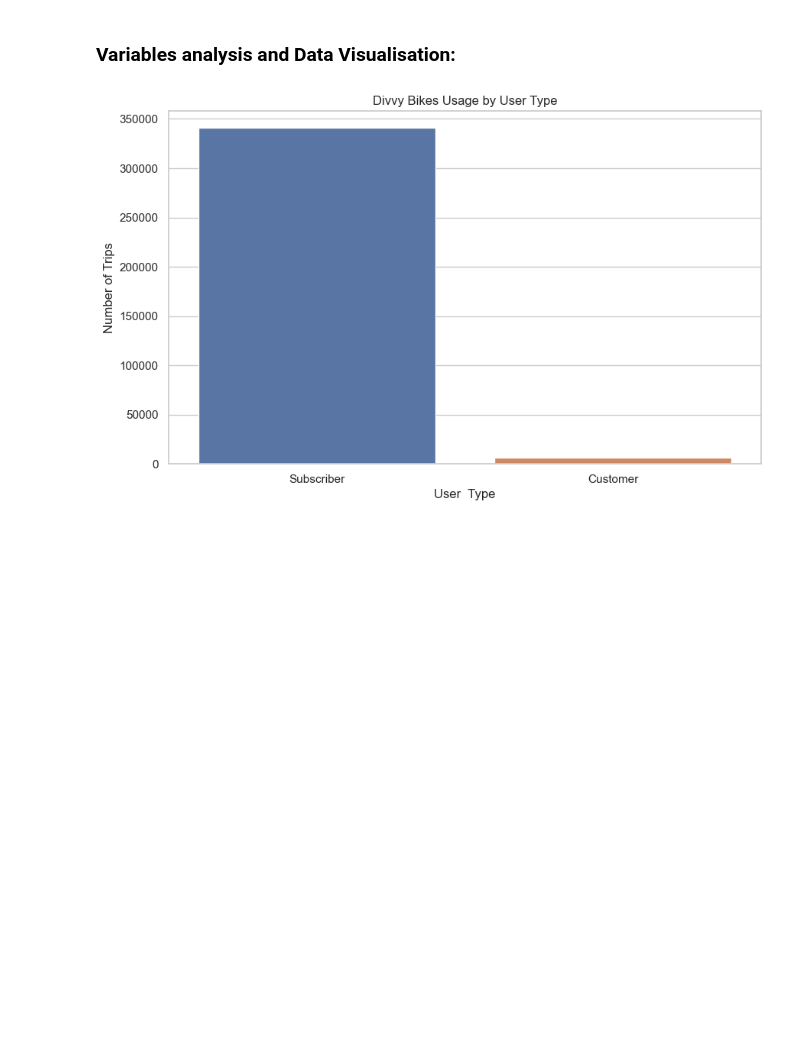
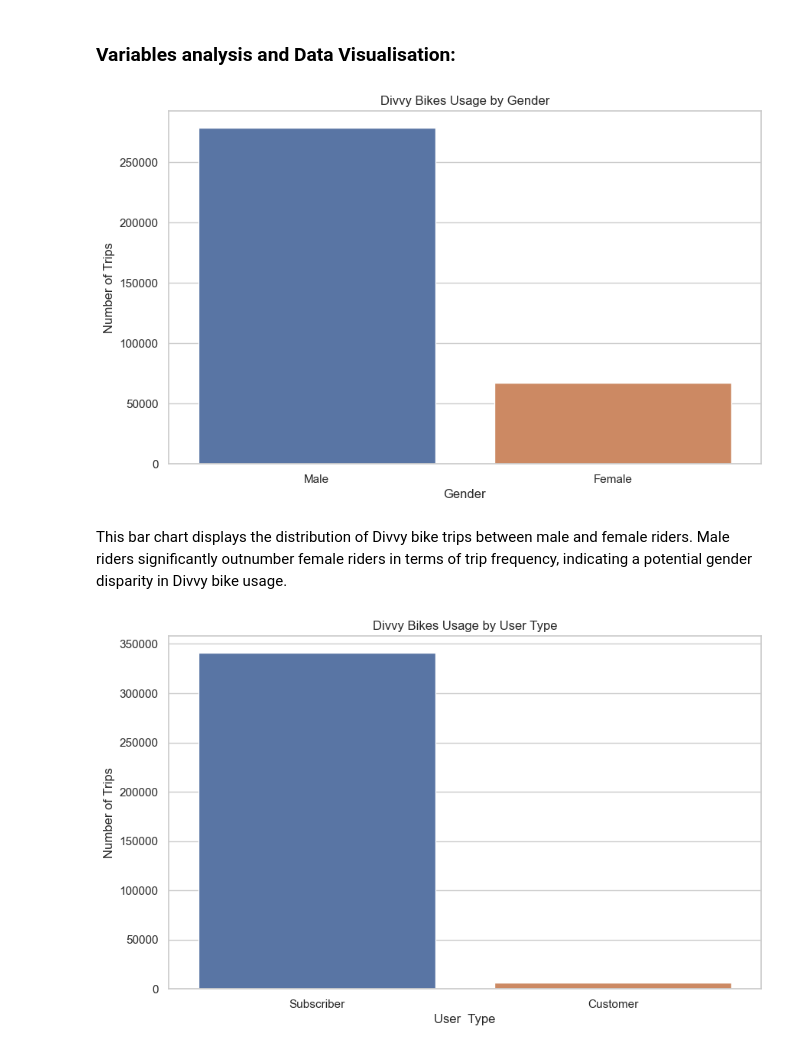
Before and after one commit to Galal-Abdelaziz/PFDA-project, a Jupyter notebook: project.ipynb, the cells around one changed output. Drawn from its saved outputs; the diff is of its cells as text; code cells hidden in the pictures; blank space fills up the shorter version.

```diff
--- a/project.ipynb
+++ b/project.ipynb
@@ -168,4 +218,15 @@ df.head()
 #### Missing Data:
 # %% [markdown]
 ### Variables analysis and Data Visualisation:
+# %%
+plt.figure(figsize=(10, 6))
+sns.countplot(data=df[df['gender'] != 'missing'], x='gender')
+plt.title('Divvy Bikes Usage by Gender')
+plt.xlabel('Gender')
+plt.ylabel('Number of Trips')
+plt.show()
+# %% [output]
+[figure, added]
+# %% [markdown]
+This bar chart displays the distribution of Divvy bike trips between male and female riders. Male riders significantly outnumber female riders in terms of trip frequency, indicating a potential gender disparity in Divvy bike usage.
 # %%
```
Also changed, not shown: parts of 14 cells of this notebook.
